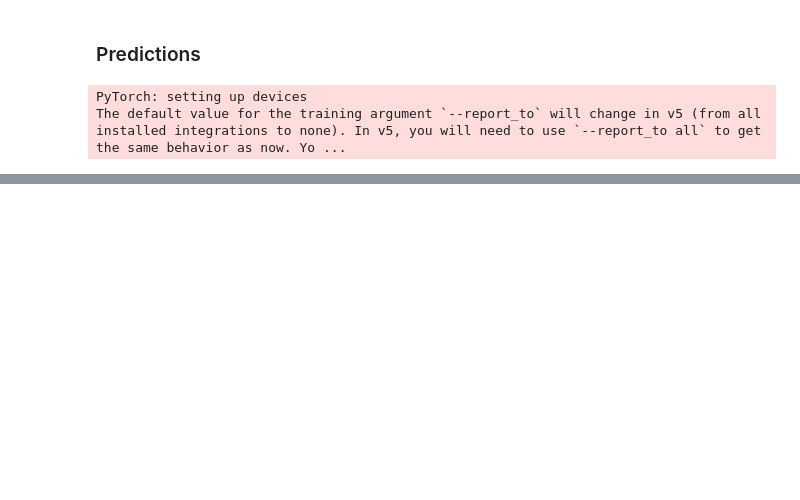
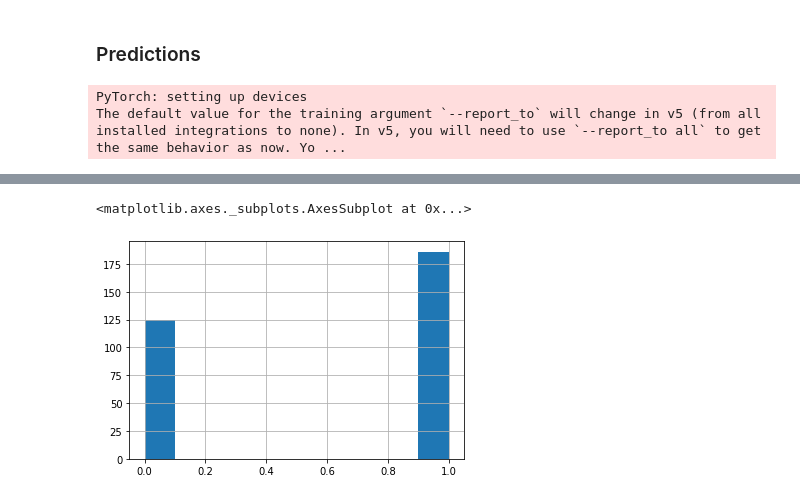
Before and after one commit to jyanqa/case-2022-causual-event, a Jupyter notebook: ST1_transformers.ipynb, the cells around one changed output, grey strips where cells are left out. Cells and saved outputs as stored; diff of their text form; code cells hidden in the pictures; blank space fills up the shorter version.

```diff
--- a/ST1_transformers.ipynb
+++ b/ST1_transformers.ipynb
@@ -504,0 +466,8 @@ predicted_values = np.array(preds.predictions.argmax(-1)).flatten()
+# %%
+df_preds_label = pd.DataFrame(predicted_values)
+df_preds_label = df_preds_label.reset_index()
+df_preds_label.columns = ['index','prediction']
+df_preds_label['prediction'].hist()
+# %% [output]
+<matplotlib.axes._subplots.AxesSubplot at 0x...>
+[figure, added]
```
Also changed, not shown: parts of 17 cells of this notebook.
